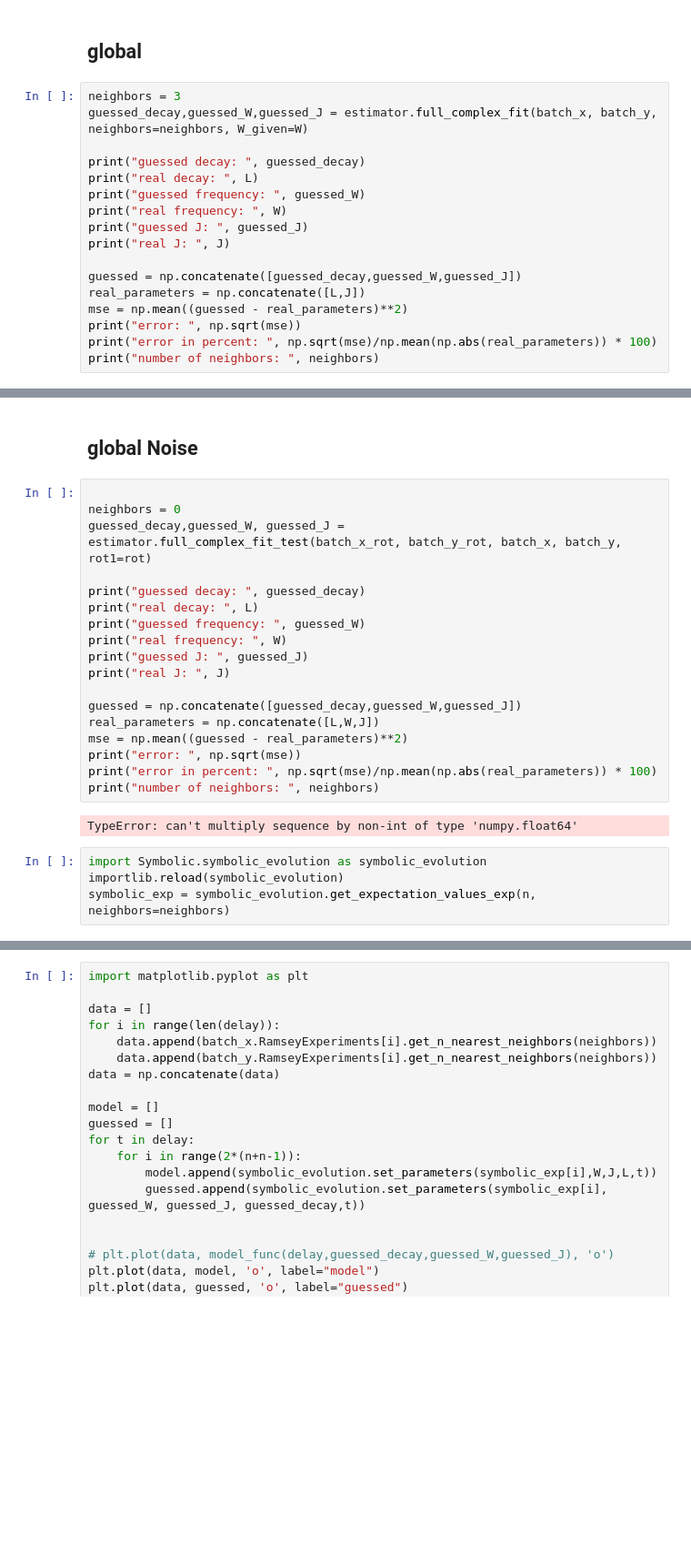
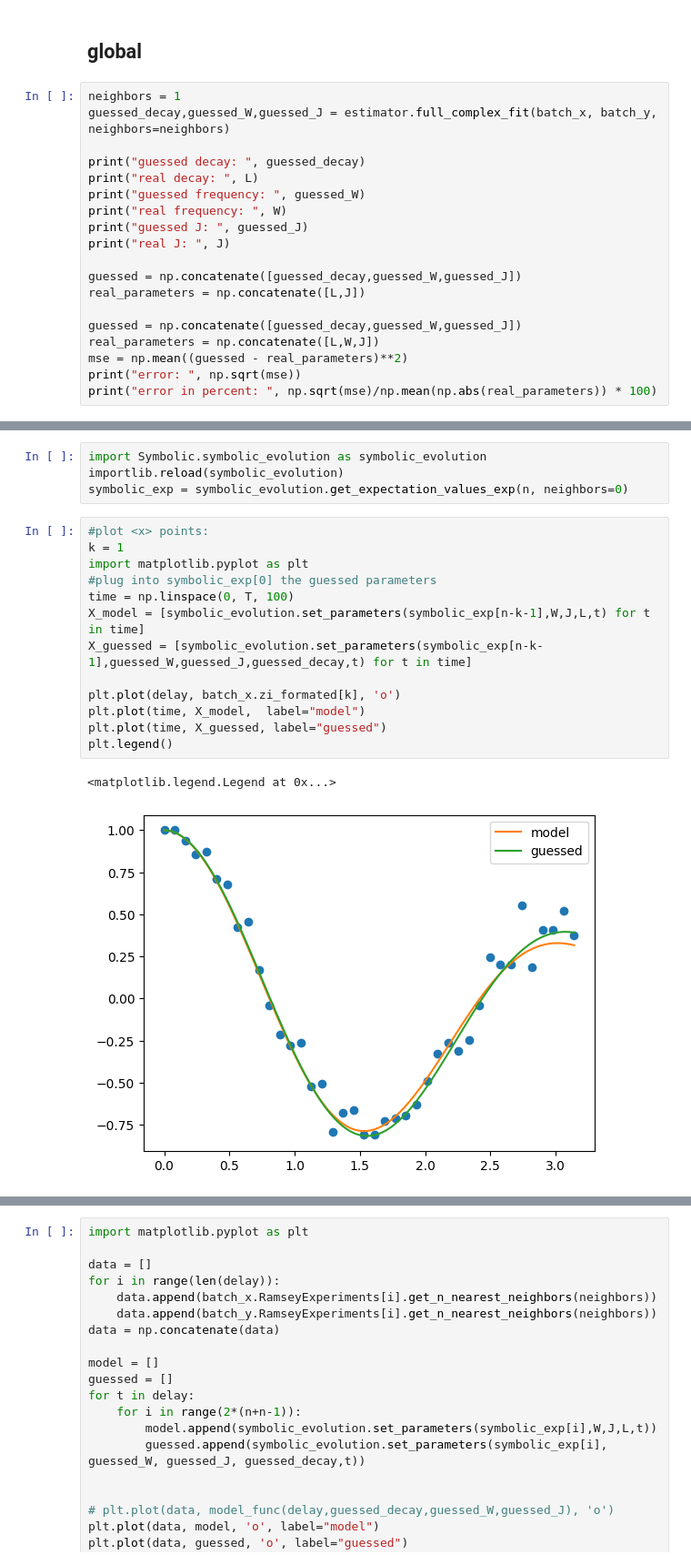
Before and after one commit to Davidkatom/Crosstalk, a Jupyter notebook: all_params.ipynb, the cells around one changed output, grey strips where cells are left out. Shown at 91% size. Cells and saved outputs as stored; diff of their text form; blank space fills up the shorter version.

Commit message:
before removing manual model

```diff
--- a/all_params.ipynb
+++ b/all_params.ipynb
@@ -74,8 +93,8 @@ error in percent:  19.410877034521768
 # %% [markdown]
 ## global
 # %%
-neighbors = 3
-guessed_decay,guessed_W,guessed_J = estimator.full_complex_fit(batch_x, batch_y, neighbors=neighbors, W_given=W)
+neighbors = 1
+guessed_decay,guessed_W,guessed_J = estimator.full_complex_fit(batch_x, batch_y, neighbors=neighbors)
 
 print("guessed decay: ", guessed_decay)
 print("real decay: ", L)
@@ -86,8 +105,10 @@ print("real J: ", J)
 
 guessed = np.concatenate([guessed_decay,guessed_W,guessed_J])
 real_parameters = np.concatenate([L,J])
+
+guessed = np.concatenate([guessed_decay,guessed_W,guessed_J])
+real_parameters = np.concatenate([L,W,J])
 mse = np.mean((guessed - real_parameters)**2)
 print("error: ", np.sqrt(mse))
 print("error in percent: ", np.sqrt(mse)/np.mean(np.abs(real_parameters)) * 100)
-print("number of neighbors: ", neighbors)
 # %% [output]
@@ -104,26 +123,20 @@ number of neighbors:  3
-# %% [markdown]
-## global Noise
-# %%
-
-neighbors = 0
-guessed_decay,guessed_W, guessed_J = estimator.full_complex_fit_test(batch_x_rot, batch_y_rot, batch_x, batch_y, rot1=rot)
-
-print("guessed decay: ", guessed_decay)
-print("real decay: ", L)
-print("guessed frequency: ", guessed_W)
-print("real frequency: ", W)
-print("guessed J: ", guessed_J)
-print("real J: ", J)
-
-guessed = np.concatenate([guessed_decay,guessed_W,guessed_J])
-real_parameters = np.concatenate([L,W,J])
-mse = np.mean((guessed - real_parameters)**2)
-print("error: ", np.sqrt(mse))
-print("error in percent: ", np.sqrt(mse)/np.mean(np.abs(real_parameters)) * 100)
-print("number of neighbors: ", neighbors)
-# %% [output]
-TypeError: can't multiply sequence by non-int of type 'numpy.float64'
 # %%
 import Symbolic.symbolic_evolution as symbolic_evolution
 importlib.reload(symbolic_evolution)
-symbolic_exp = symbolic_evolution.get_expectation_values_exp(n, neighbors=neighbors)
+symbolic_exp = symbolic_evolution.get_expectation_values_exp(n, neighbors=0)
+# %%
+#plot <x> points:
+k = 1
+import matplotlib.pyplot as plt
+#plug into symbolic_exp[0] the guessed parameters
+time = np.linspace(0, T, 100)
+X_model = [symbolic_evolution.set_parameters(symbolic_exp[n-k-1],W,J,L,t) for t in time]
+X_guessed = [symbolic_evolution.set_parameters(symbolic_exp[n-k-1],guessed_W,guessed_J,guessed_decay,t) for t in time]
+
+plt.plot(delay, batch_x.zi_formated[k], 'o')
+plt.plot(time, X_model,  label="model")
+plt.plot(time, X_guessed, label="guessed")
+plt.legend()
+# %% [output]
+<matplotlib.legend.Legend at 0x...>
+[figure, added]
```
Also changed, not shown: parts of 6 cells of this notebook, 6 other files.
